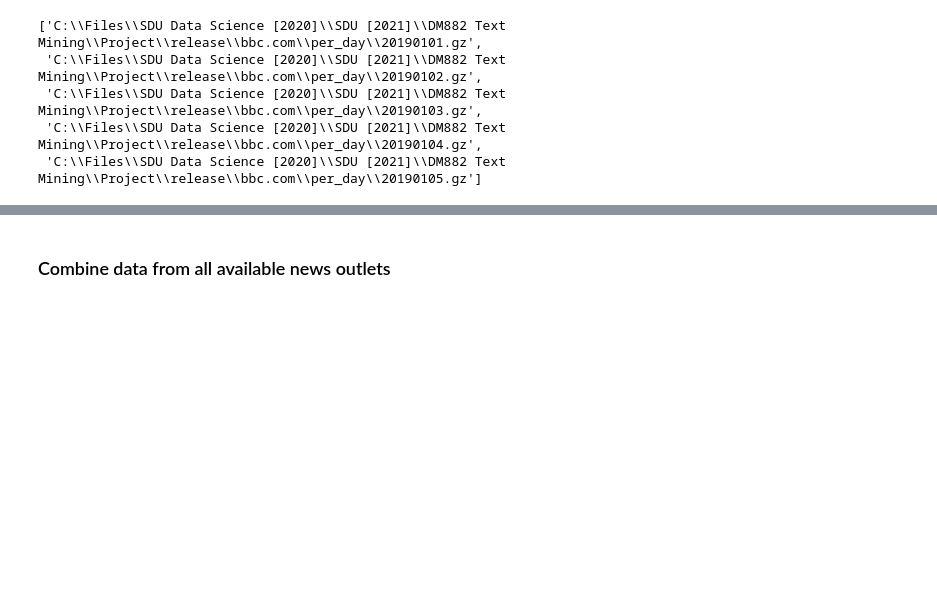
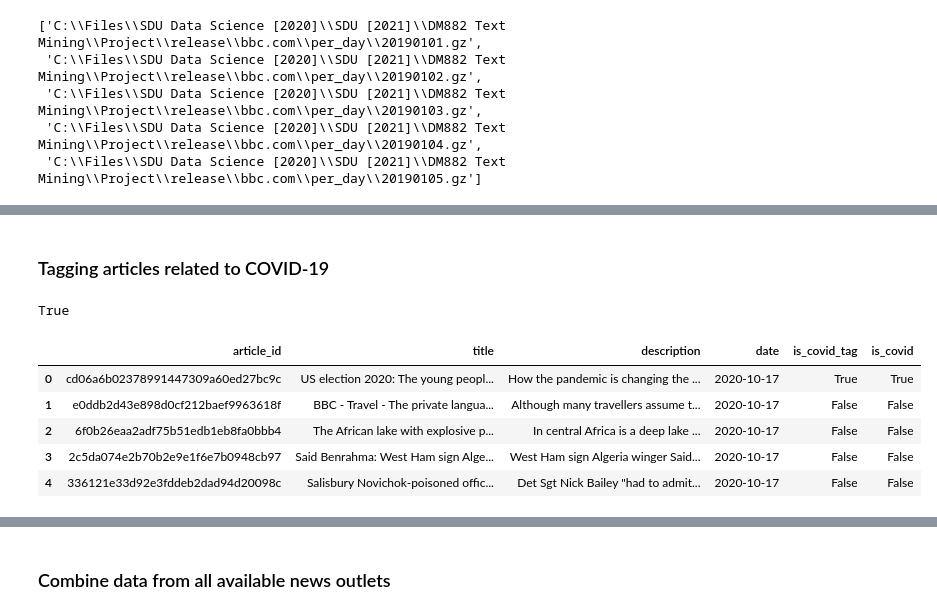
Before and after one commit to SVGoogle/Text-Mining-News-Articles, a Jupyter notebook: Exam Project - News Articles - Text mining.ipynb, the cells around one changed output, grey strips where cells are left out. Cells and saved outputs as stored; diff of their text form; code cells hidden in the pictures; blank space fills up the shorter version.

```diff
--- a/Exam Project - News Articles - Text mining.ipynb
+++ b/Exam Project - News Articles - Text mining.ipynb
@@ -78,0 +106,67 @@ filter_articles()[:5]
+# %% [markdown]
+### Tagging articles related to COVID-19
+# %%
+def tag_covid19(text):
+    """This function uses regular expressions to identify if the text is COVID-19 related or not.
+     """
+    # Note that '-' is replaced with ' ' to shorten the synonym list
+    text = text.replace('-', ' ')
+
+    # COVID-19 related keywords
+    covid19_synonyms_list = ['covid',
+                             r'covid(.*?)19',
+                             'coronavirus disease 19',
+                             r'severe acute respiratory syndrome coronavirus(.*?)2',
+                             r'sars(.*?)cov(.*?)2',
+                             r'2019(.*?)n(.*?)cov',
+                             r'n(.*?)cov(.*?)2019',
+                             'coronavirus',
+                             'coronavirus 2019',
+                             'wuhan pneumonia',
+                             'wuhan virus',
+                             'wuhan coronavirus',
+                             r'coronavirus(.*?)2',
+                            'lockdown', 'quarantine', 'pandemic'
+                            ]
+    # ignore casing
+    if re.compile('|'.join(covid19_synonyms_list), re.IGNORECASE).search(text):
+        return True
+    else:
+        return False
+
+tag_covid19('This text is about covid-19')
+# %% [output]
+True
+# %%
+def extract_article_data(file_path):
+    """This function reads the relevant information zipped article files from the file path.
+    """
+    dt_string = os.path.basename(file_path).split('.')[0]
+    dt_object = datetime.strptime(dt_string, "%Y%m%d")
+
+    d = json.load(gzip.open(file_path))
+
+    article_list = []
+
+    for article_id, article_dict in d.items():
+        dct = {'article_id': article_id,
+               'title': article_dict['title'],
+               'description': article_dict['description'],
+               'date': dt_object}
+        dct['is_covid_tag'] = any([tag_covid19(article_dict['description']), tag_covid19(article_dict['title'])])
+        dct['is_covid'] = article_dict['is_covid']
+        article_list.append(dct)
+
+    # Remove duplicated articles
+    df = pd.DataFrame(article_list).drop_duplicates()
+    return df
+
+df = extract_article_data(filter_articles()[-1])
+df.head()
+# %% [output]
+|  | article_id | title | description | date | is_covid_tag | is_covid |
+| 0 | cd06a6b02378991447309a60ed27bc9c | US election 2020: The young peopl... | How the pandemic is changing the ... | 2020-10-17 | True | True |
+| 1 | e0ddb2d43e898d0cf212baef9963618f | BBC - Travel - The private langua... | Although many travellers assume t... | 2020-10-17 | False | False |
+| 2 | 6f0b26eaa2adf75b51edb1eb8fa0bbb4 | The African lake with explosive p... | In central Africa is a deep lake ... | 2020-10-17 | False | False |
+| 3 | 2c5da074e2b70b2e9e1f6e7b0948cb97 | Said Benrahma: West Ham sign Alge... | West Ham sign Algeria winger Said... | 2020-10-17 | False | False |
+| 4 | 336121e33d92e3fddeb2dad94d20098c | Salisbury Novichok-poisoned offic... | Det Sgt Nick Bailey "had to admit... | 2020-10-17 | False | False |
```
Also changed, not shown: parts of 75 cells of this notebook, 1 other file.
